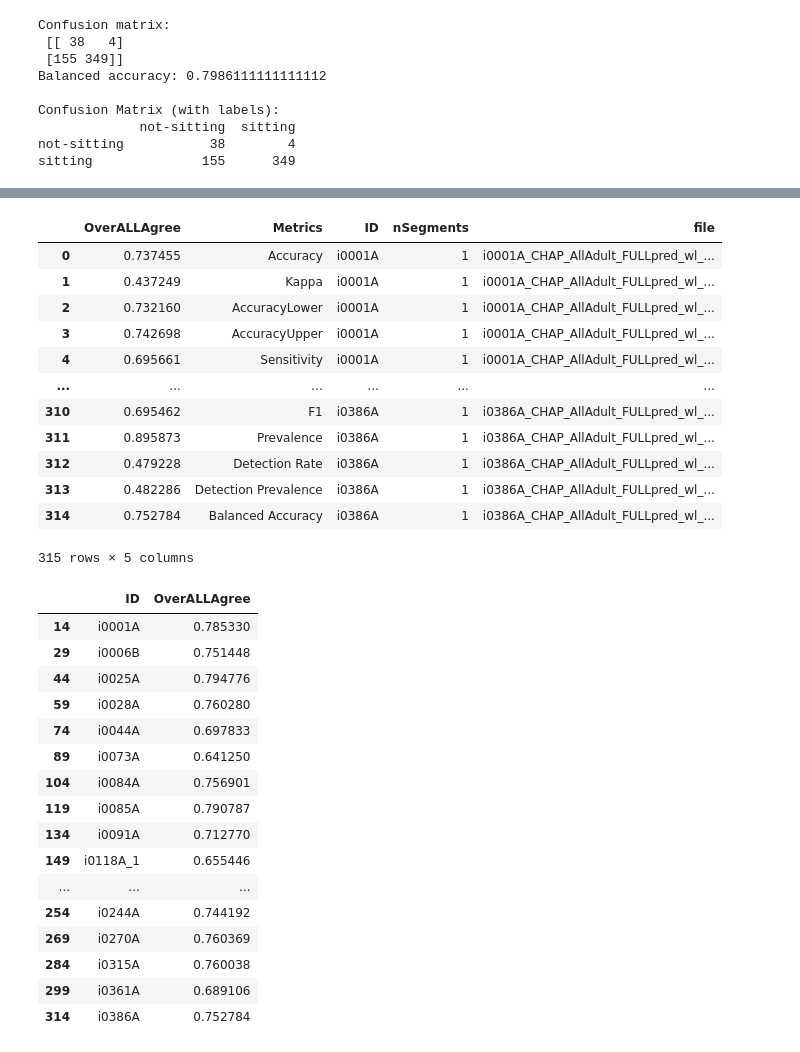
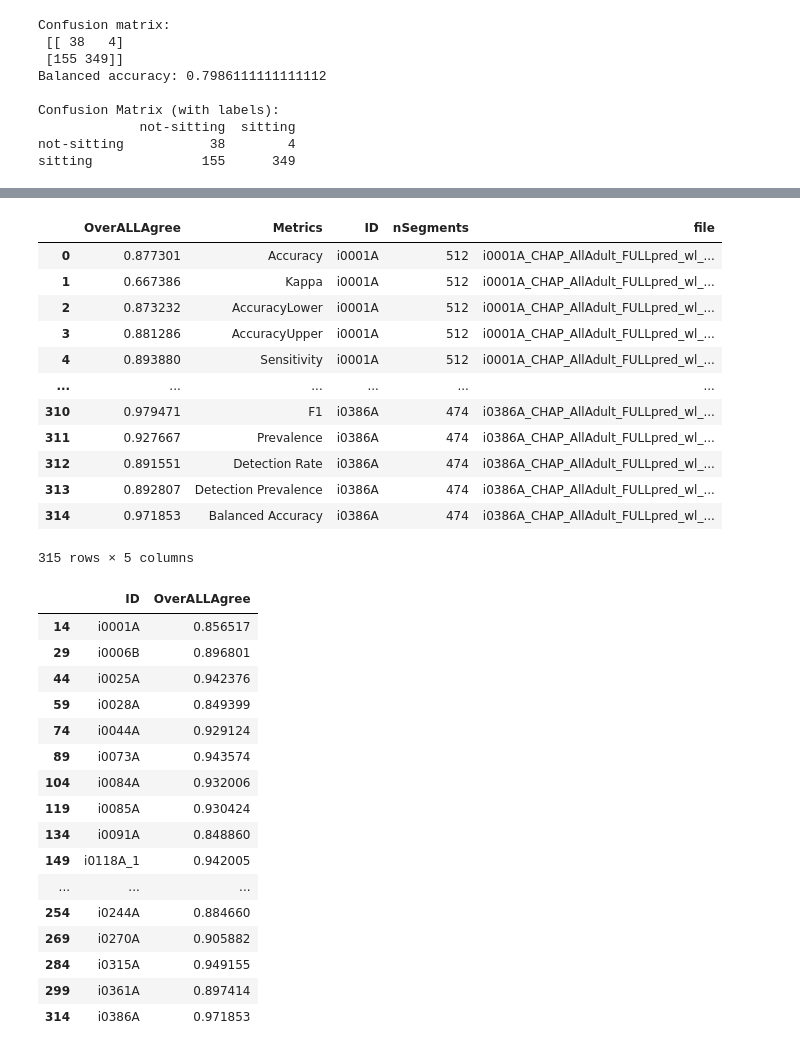
Before and after one commit to yuc0805/DeepPostures_MAE, a Jupyter notebook: MSSE_2021_pt/zs_metric.ipynb, the cells around one changed output, grey strips where cells are left out. Cells and saved outputs as stored; diff of their text form; code cells hidden in the pictures.

```diff
--- a/MSSE_2021_pt/zs_metric.ipynb
+++ b/MSSE_2021_pt/zs_metric.ipynb
@@ -563,23 +563,23 @@ f1_score: [0.9513763943864699, 0.8672065465953547]
 | 19 | i0195A | 0.915751 | 0.954365 | [0.9087301587301587, 1.0] | [1.0, 0.9087301587301587] | [1.0, 0.4772727272727273] | ... |
 # %%
 import pandas as pd
-weiwei_path = '/Users/leo/Desktop/DeepPostures_MAE/support_files/CHAP_FT_W_weiwei.csv'
+weiwei_path = '/Users/leo/Desktop/DeepPostures_MAE/support_files/iWatch_CHAP2.0_H_ParticipantLevel_agree.csv'
 weiwei_df = pd.read_csv(weiwei_path)
 # only need balanced accuracy
 weiwei_df
 # %% [output]
 |  | OverALLAgree | Metrics | ID | nSegments | file |
-| 0 | 0.737455 | Accuracy | i0001A | 1 | i0001A_CHAP_AllAdult_FULLpred_wl_... |
-| 1 | 0.437249 | Kappa | i0001A | 1 | i0001A_CHAP_AllAdult_FULLpred_wl_... |
-| 2 | 0.732160 | AccuracyLower | i0001A | 1 | i0001A_CHAP_AllAdult_FULLpred_wl_... |
-| 3 | 0.742698 | AccuracyUpper | i0001A | 1 | i0001A_CHAP_AllAdult_FULLpred_wl_... |
-| 4 | 0.695661 | Sensitivity | i0001A | 1 | i0001A_CHAP_AllAdult_FULLpred_wl_... |
+| 0 | 0.877301 | Accuracy | i0001A | 512 | i0001A_CHAP_AllAdult_FULLpred_wl_... |
+| 1 | 0.667386 | Kappa | i0001A | 512 | i0001A_CHAP_AllAdult_FULLpred_wl_... |
+| 2 | 0.873232 | AccuracyLower | i0001A | 512 | i0001A_CHAP_AllAdult_FULLpred_wl_... |
+| 3 | 0.881286 | AccuracyUpper | i0001A | 512 | i0001A_CHAP_AllAdult_FULLpred_wl_... |
+| 4 | 0.893880 | Sensitivity | i0001A | 512 | i0001A_CHAP_AllAdult_FULLpred_wl_... |
 | ... | ... | ... | ... | ... | ... |
-| 310 | 0.695462 | F1 | i0386A | 1 | i0386A_CHAP_AllAdult_FULLpred_wl_... |
-| 311 | 0.895873 | Prevalence | i0386A | 1 | i0386A_CHAP_AllAdult_FULLpred_wl_... |
-| 312 | 0.479228 | Detection Rate | i0386A | 1 | i0386A_CHAP_AllAdult_FULLpred_wl_... |
-| 313 | 0.482286 | Detection Prevalence | i0386A | 1 | i0386A_CHAP_AllAdult_FULLpred_wl_... |
-| 314 | 0.752784 | Balanced Accuracy | i0386A | 1 | i0386A_CHAP_AllAdult_FULLpred_wl_... |
+| 310 | 0.979471 | F1 | i0386A | 474 | i0386A_CHAP_AllAdult_FULLpred_wl_... |
+| 311 | 0.927667 | Prevalence | i0386A | 474 | i0386A_CHAP_AllAdult_FULLpred_wl_... |
+| 312 | 0.891551 | Detection Rate | i0386A | 474 | i0386A_CHAP_AllAdult_FULLpred_wl_... |
+| 313 | 0.892807 | Detection Prevalence | i0386A | 474 | i0386A_CHAP_AllAdult_FULLpred_wl_... |
+| 314 | 0.971853 | Balanced Accuracy | i0386A | 474 | i0386A_CHAP_AllAdult_FULLpred_wl_... |
 315 rows × 5 columns
 # %%
 weiwei_df = weiwei_df[weiwei_df['Metrics'] == 'Balanced Accuracy']
@@ -587,22 +587,22 @@ weiwei_df = weiwei_df[['ID', 'OverALLAgree']]
 weiwei_df
 # %% [output]
 |  | ID | OverALLAgree |
-| 14 | i0001A | 0.785330 |
-| 29 | i0006B | 0.751448 |
-| 44 | i0025A | 0.794776 |
-| 59 | i0028A | 0.760280 |
-| 74 | i0044A | 0.697833 |
-| 89 | i0073A | 0.641250 |
-| 104 | i0084A | 0.756901 |
-| 119 | i0085A | 0.790787 |
-| 134 | i0091A | 0.712770 |
-| 149 | i0118A_1 | 0.655446 |
+| 14 | i0001A | 0.856517 |
+| 29 | i0006B | 0.896801 |
+| 44 | i0025A | 0.942376 |
+| 59 | i0028A | 0.849399 |
+| 74 | i0044A | 0.929124 |
+| 89 | i0073A | 0.943574 |
+| 104 | i0084A | 0.932006 |
+| 119 | i0085A | 0.930424 |
+| 134 | i0091A | 0.848860 |
+| 149 | i0118A_1 | 0.942005 |
 | ... | ... | ... |
-| 254 | i0244A | 0.744192 |
-| 269 | i0270A | 0.760369 |
-| 284 | i0315A | 0.760038 |
-| 299 | i0361A | 0.689106 |
-| 314 | i0386A | 0.752784 |
+| 254 | i0244A | 0.884660 |
+| 269 | i0270A | 0.905882 |
+| 284 | i0315A | 0.949155 |
+| 299 | i0361A | 0.897414 |
+| 314 | i0386A | 0.971853 |
 # %%
 import os
 import pandas as pd
```
Also changed, not shown: parts of 3 cells of this notebook.
